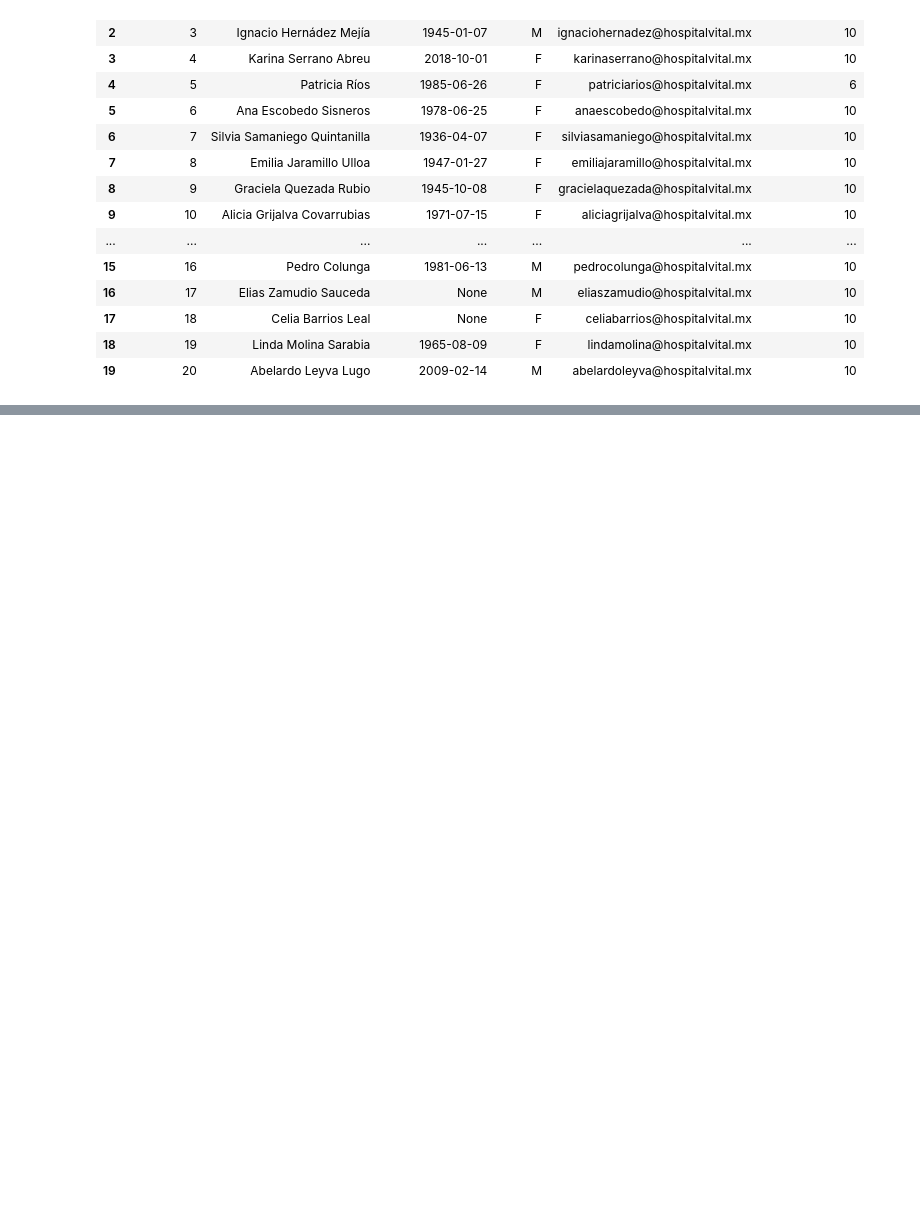
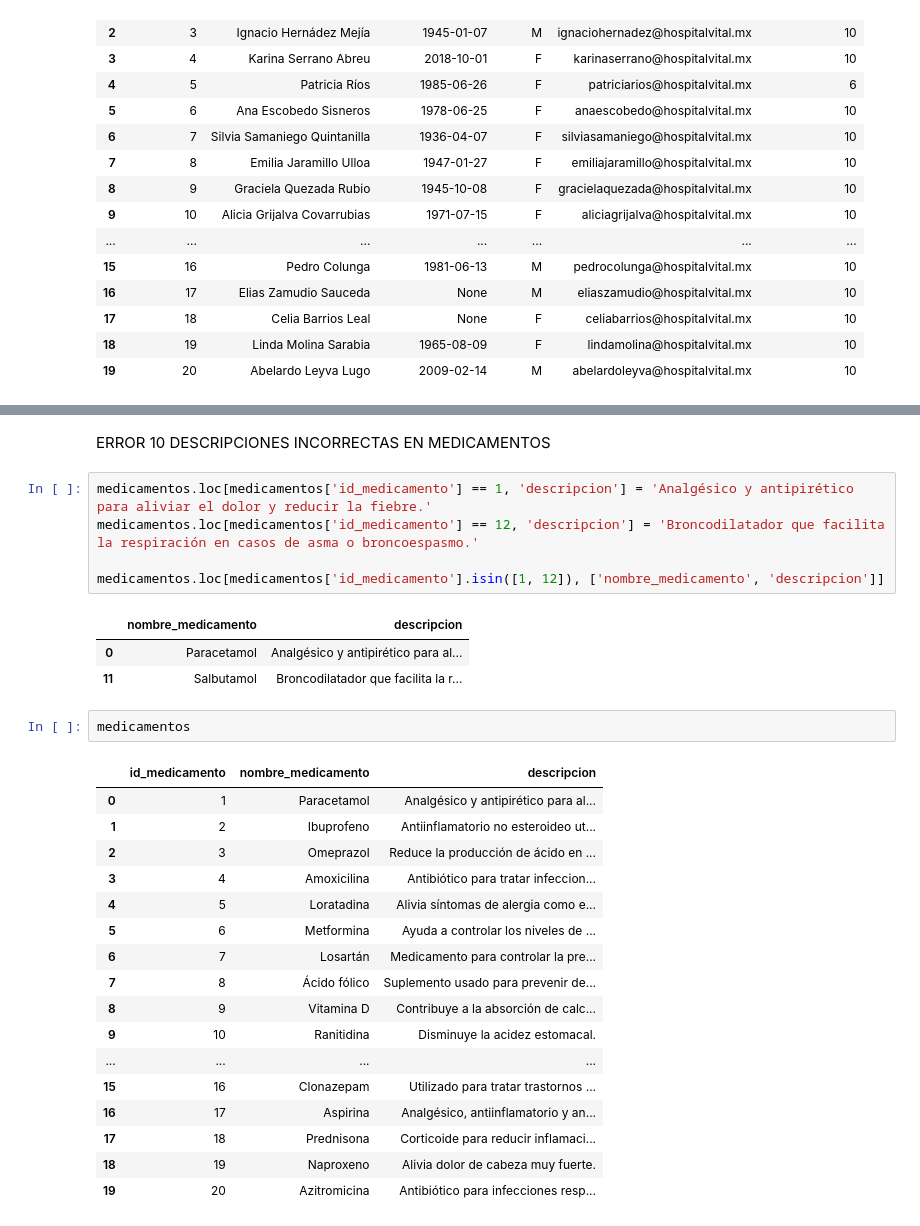
Before and after one commit to JonathanAlbertoBarrera/LimpiezaDatosPandas, a Jupyter notebook: 2-PracticaAseguramientoCalidadDatos/2_PracticaDatosNotebook.ipynb, the cells around one changed output, grey strips where cells are left out. Saved outputs shown, nothing was run; the diff lists cells and outputs as text; blank space fills up the shorter version.

```diff
--- a/2-PracticaAseguramientoCalidadDatos/2_PracticaDatosNotebook.ipynb
+++ b/2-PracticaAseguramientoCalidadDatos/2_PracticaDatosNotebook.ipynb
@@ -591,0 +632,31 @@ pacientes.head(20)
+# %% [markdown]
+ERROR 10 DESCRIPCIONES INCORRECTAS EN MEDICAMENTOS
+# %%
+medicamentos.loc[medicamentos['id_medicamento'] == 1, 'descripcion'] = 'Analgésico y antipirético para aliviar el dolor y reducir la fiebre.'
+medicamentos.loc[medicamentos['id_medicamento'] == 12, 'descripcion'] = 'Broncodilatador que facilita la respiración en casos de asma o broncoespasmo.'
+
+medicamentos.loc[medicamentos['id_medicamento'].isin([1, 12]), ['nombre_medicamento', 'descripcion']]
+# %% [output]
+|  | nombre_medicamento | descripcion |
+| 0 | Paracetamol | Analgésico y antipirético para al... |
+| 11 | Salbutamol | Broncodilatador que facilita la r... |
+# %%
+medicamentos
+# %% [output]
+|  | id_medicamento | nombre_medicamento | descripcion |
+| 0 | 1 | Paracetamol | Analgésico y antipirético para al... |
+| 1 | 2 | Ibuprofeno | Antiinflamatorio no esteroideo ut... |
+| 2 | 3 | Omeprazol | Reduce la producción de ácido en ... |
+| 3 | 4 | Amoxicilina | Antibiótico para tratar infeccion... |
+| 4 | 5 | Loratadina | Alivia síntomas de alergia como e... |
+| 5 | 6 | Metformina | Ayuda a controlar los niveles de ... |
+| 6 | 7 | Losartán | Medicamento para controlar la pre... |
+| 7 | 8 | Ácido fólico | Suplemento usado para prevenir de... |
+| 8 | 9 | Vitamina D | Contribuye a la absorción de calc... |
+| 9 | 10 | Ranitidina | Disminuye la acidez estomacal. |
+| ... | ... | ... | ... |
+| 15 | 16 | Clonazepam | Utilizado para tratar trastornos ... |
+| 16 | 17 | Aspirina | Analgésico, antiinflamatorio y an... |
+| 17 | 18 | Prednisona | Corticoide para reducir inflamaci... |
+| 18 | 19 | Naproxeno | Alivia dolor de cabeza muy fuerte. |
+| 19 | 20 | Azitromicina | Antibiótico para infecciones resp... |
```
Also changed, not shown: parts of 5 cells of this notebook.
